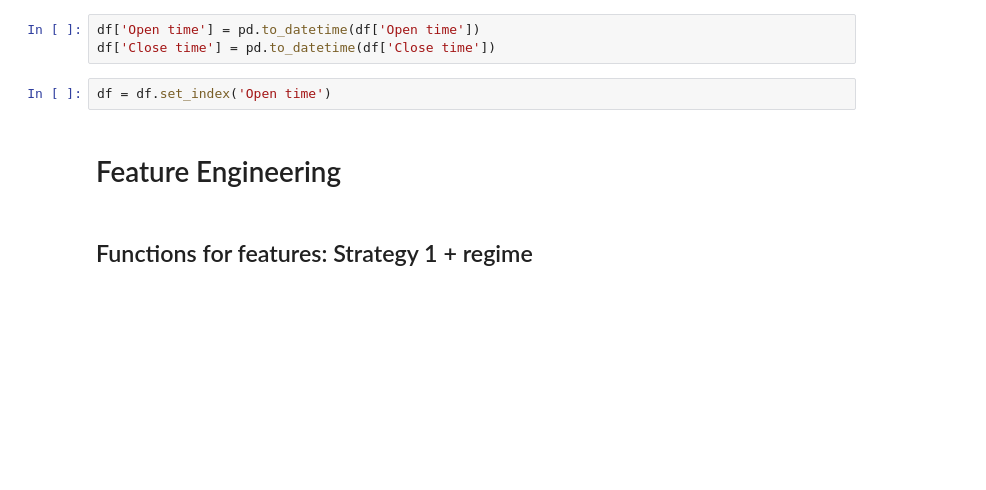
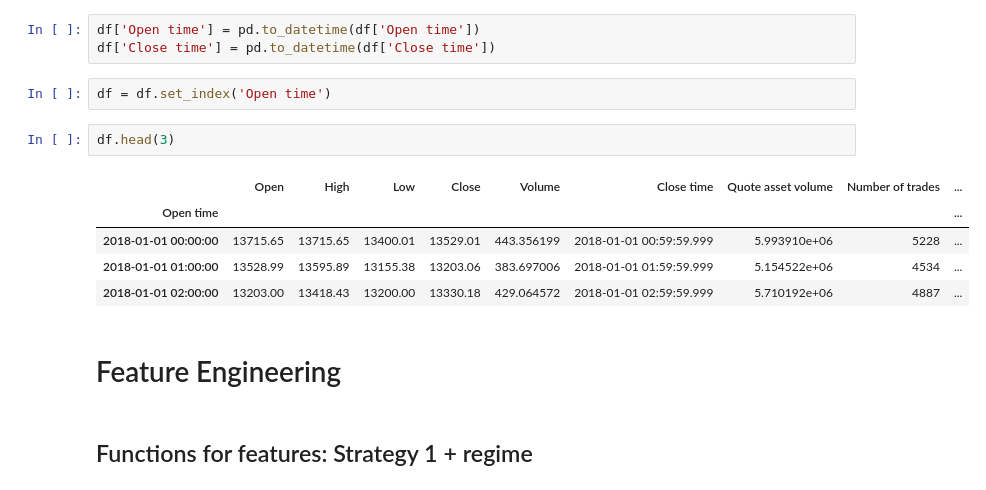
Before and after one commit to rajeevankrajendran-creator/systematic_trading, a Jupyter notebook: notebooks/Master_Notebook_V3.ipynb, the cells around one changed output. Drawn from its saved outputs; the diff is of its cells as text; blank space fills up the shorter version.

```diff
--- a/notebooks/Master_Notebook_V3.ipynb
+++ b/notebooks/Master_Notebook_V3.ipynb
@@ -16,6 +16,14 @@ df['Open time'] = pd.to_datetime(df['Open time'])
 df['Close time'] = pd.to_datetime(df['Close time'])
 # %%
 df = df.set_index('Open time')
+# %%
+df.head(3)
+# %% [output]
+|  | Open | High | Low | Close | Volume | Close time | Quote asset volume | Number of trades | ... |
+| Open time |  |  |  |  |  |  |  |  | ... |
+| 2018-01-01 00:00:00 | 13715.65 | 13715.65 | 13400.01 | 13529.01 | 443.356199 | 2018-01-01 00:59:59.999 | 5.993910e+06 | 5228 | ... |
+| 2018-01-01 01:00:00 | 13528.99 | 13595.89 | 13155.38 | 13203.06 | 383.697006 | 2018-01-01 01:59:59.999 | 5.154522e+06 | 4534 | ... |
+| 2018-01-01 02:00:00 | 13203.00 | 13418.43 | 13200.00 | 13330.18 | 429.064572 | 2018-01-01 02:59:59.999 | 5.710192e+06 | 4887 | ... |
 # %% [markdown]
 # Feature Engineering
 # %% [markdown]
```
Also changed, not shown: parts of 8 cells of this notebook.
